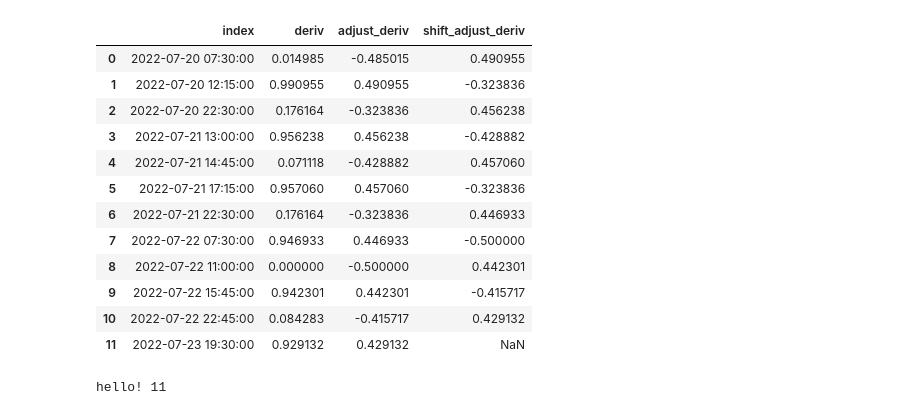
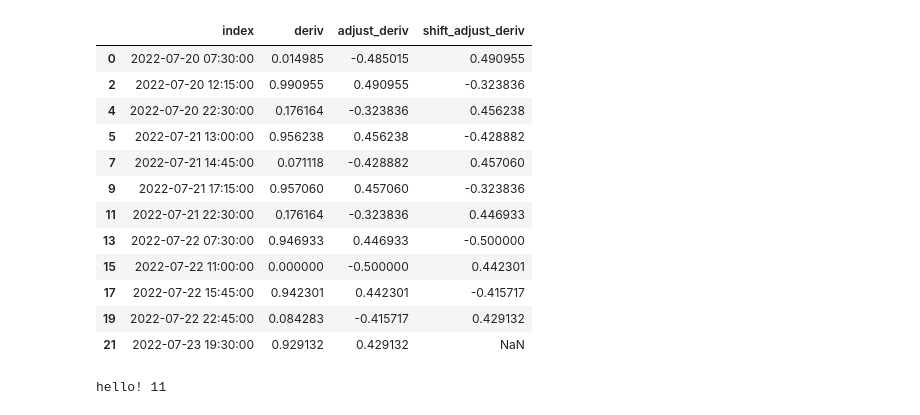
Before and after one commit to juliet29/windows, a Jupyter notebook: analysis/notebooks/230417_winstate2.ipynb, the cells around one changed output. Saved outputs shown, nothing was run; the diff lists cells and outputs as text; code cells hidden in the pictures.

```diff
--- a/analysis/notebooks/230417_winstate2.ipynb
+++ b/analysis/notebooks/230417_winstate2.ipynb
@@ -12,0 +29,3 @@ ea.main()
+# %%
+ea.guess["hi"] = ea.guess["deriv"] - 2
+ea.guess
@@ -13,23 +66,23 @@ ea.main()
 # %%
 clean_deriv = ea.guess
 clean_deriv.loc[:, "adjust_deriv"] = clean_deriv["deriv"] - 0.5
-ws_df = clean_deriv.reset_index(drop=True)
+ws_df = clean_deriv #.reset_index(drop=True)
 ws_df["shift_adjust_deriv"] = ws_df["adjust_deriv"].shift(-1)
 ws_df
 # %% [output]
 |  | index | deriv | adjust_deriv | shift_adjust_deriv |
 | 0 | 2022-07-20 07:30:00 | 0.014985 | -0.485015 | 0.490955 |
-| 1 | 2022-07-20 12:15:00 | 0.990955 | 0.490955 | -0.323836 |
-| 2 | 2022-07-20 22:30:00 | 0.176164 | -0.323836 | 0.456238 |
-| 3 | 2022-07-21 13:00:00 | 0.956238 | 0.456238 | -0.428882 |
-| 4 | 2022-07-21 14:45:00 | 0.071118 | -0.428882 | 0.457060 |
-| 5 | 2022-07-21 17:15:00 | 0.957060 | 0.457060 | -0.323836 |
-| 6 | 2022-07-21 22:30:00 | 0.176164 | -0.323836 | 0.446933 |
-| 7 | 2022-07-22 07:30:00 | 0.946933 | 0.446933 | -0.500000 |
-| 8 | 2022-07-22 11:00:00 | 0.000000 | -0.500000 | 0.442301 |
-| 9 | 2022-07-22 15:45:00 | 0.942301 | 0.442301 | -0.415717 |
-| 10 | 2022-07-22 22:45:00 | 0.084283 | -0.415717 | 0.429132 |
-| 11 | 2022-07-23 19:30:00 | 0.929132 | 0.429132 | NaN |
+| 2 | 2022-07-20 12:15:00 | 0.990955 | 0.490955 | -0.323836 |
+| 4 | 2022-07-20 22:30:00 | 0.176164 | -0.323836 | 0.456238 |
+| 5 | 2022-07-21 13:00:00 | 0.956238 | 0.456238 | -0.428882 |
+| 7 | 2022-07-21 14:45:00 | 0.071118 | -0.428882 | 0.457060 |
+| 9 | 2022-07-21 17:15:00 | 0.957060 | 0.457060 | -0.323836 |
+| 11 | 2022-07-21 22:30:00 | 0.176164 | -0.323836 | 0.446933 |
+| 13 | 2022-07-22 07:30:00 | 0.946933 | 0.446933 | -0.500000 |
+| 15 | 2022-07-22 11:00:00 | 0.000000 | -0.500000 | 0.442301 |
+| 17 | 2022-07-22 15:45:00 | 0.942301 | 0.442301 | -0.415717 |
+| 19 | 2022-07-22 22:45:00 | 0.084283 | -0.415717 | 0.429132 |
+| 21 | 2022-07-23 19:30:00 | 0.929132 | 0.429132 | NaN |
 # %%
 def check_winstate(row):
     curr = row["adjust_deriv"]
```
Also changed, not shown: parts of 5 cells of this notebook, 2 other files.
